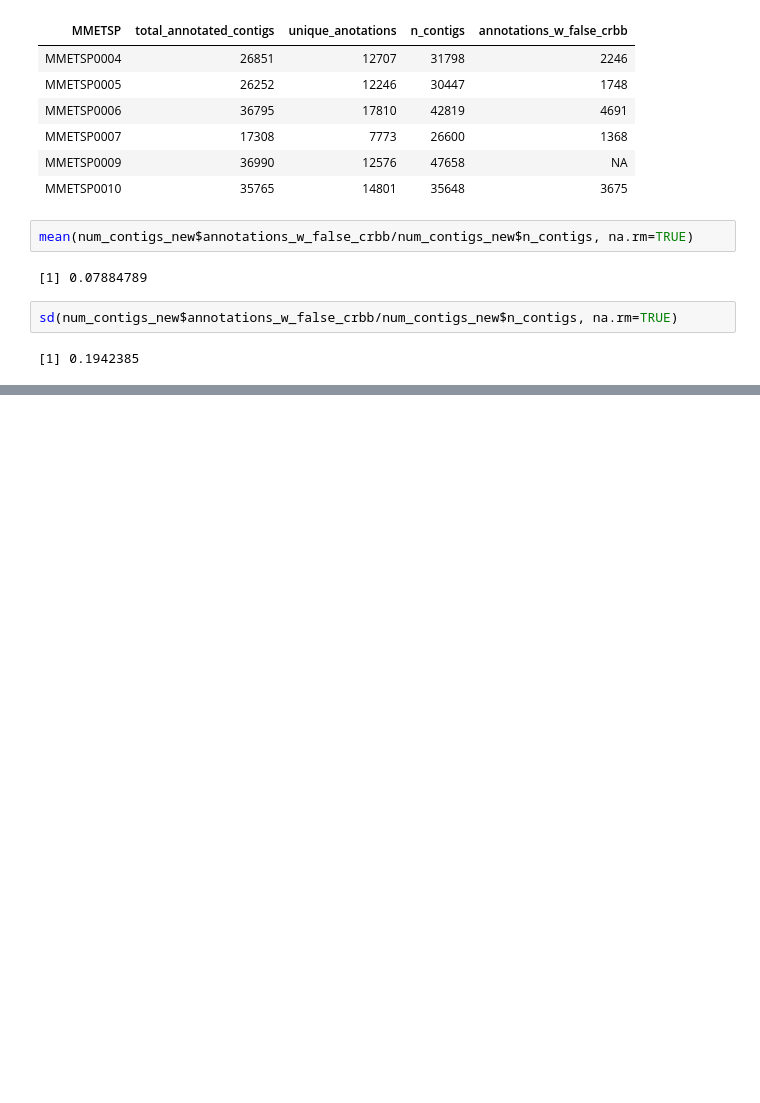
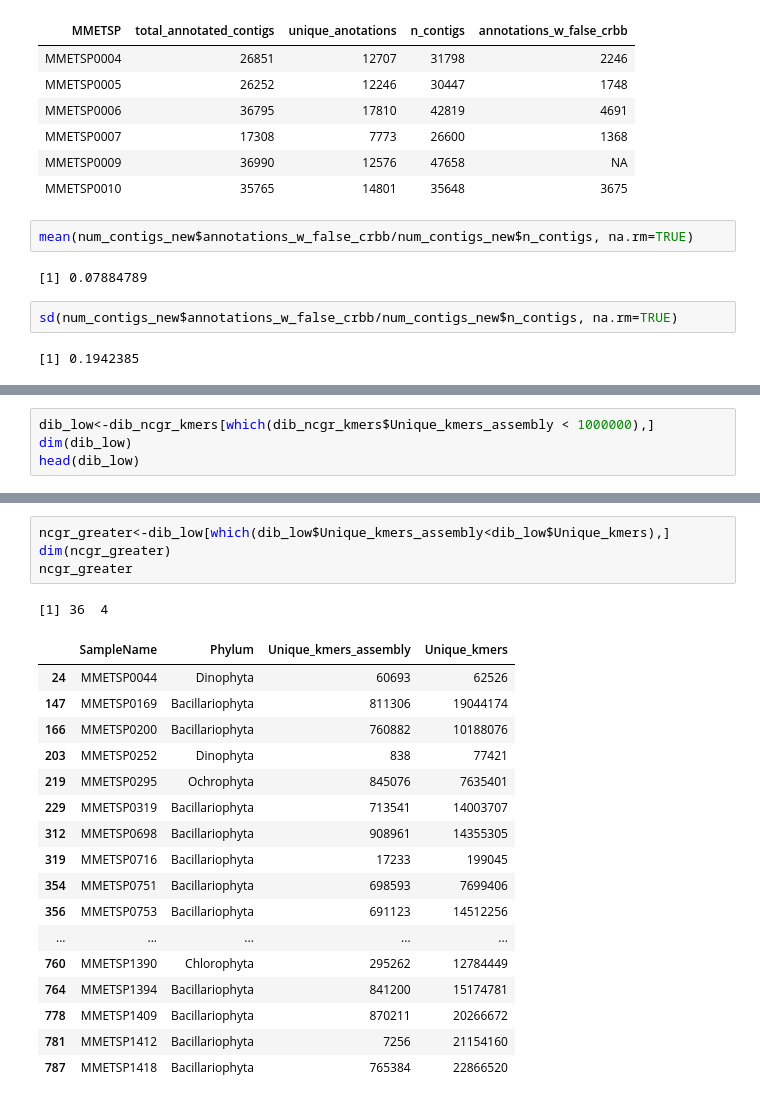
Before and after one commit to johnsolk/MMETSP, a Jupyter notebook: notebooks/MMETSP_unique_kmers_dammitgenenames.ipynb, the cells around one changed output, grey strips where cells are left out. Drawn from its saved outputs; the diff is of its cells as text; blank space fills up the shorter version.

```diff
--- a/notebooks/MMETSP_unique_kmers_dammitgenenames.ipynb
+++ b/notebooks/MMETSP_unique_kmers_dammitgenenames.ipynb
@@ -188,0 +175,4 @@ sd(num_contigs_new$annotations_w_false_crbb/num_contigs_new$n_contigs, na.rm=TRU
+# %%
+dib_low<-dib_ncgr_kmers[which(dib_ncgr_kmers$Unique_kmers_assembly < 1000000),]
+dim(dib_low)
+head(dib_low)
@@ -188,0 +188,23 @@ sd(num_contigs_new$annotations_w_false_crbb/num_contigs_new$n_contigs, na.rm=TRU
+# %%
+ncgr_greater<-dib_low[which(dib_low$Unique_kmers_assembly<dib_low$Unique_kmers),]
+dim(ncgr_greater)
+ncgr_greater
+# %% [output]
+[1] 36  4
+|  | SampleName | Phylum | Unique_kmers_assembly | Unique_kmers |
+| 24 | MMETSP0044 | Dinophyta | 60693 | 62526 |
+| 147 | MMETSP0169 | Bacillariophyta | 811306 | 19044174 |
+| 166 | MMETSP0200 | Bacillariophyta | 760882 | 10188076 |
+| 203 | MMETSP0252 | Dinophyta | 838 | 77421 |
+| 219 | MMETSP0295 | Ochrophyta | 845076 | 7635401 |
+| 229 | MMETSP0319 | Bacillariophyta | 713541 | 14003707 |
+| 312 | MMETSP0698 | Bacillariophyta | 908961 | 14355305 |
+| 319 | MMETSP0716 | Bacillariophyta | 17233 | 199045 |
+| 354 | MMETSP0751 | Bacillariophyta | 698593 | 7699406 |
+| 356 | MMETSP0753 | Bacillariophyta | 691123 | 14512256 |
+| ... | ... | ... | ... | ... |
+| 760 | MMETSP1390 | Chlorophyta | 295262 | 12784449 |
+| 764 | MMETSP1394 | Bacillariophyta | 841200 | 15174781 |
+| 778 | MMETSP1409 | Bacillariophyta | 870211 | 20266672 |
+| 781 | MMETSP1412 | Bacillariophyta | 7256 | 21154160 |
+| 787 | MMETSP1418 | Bacillariophyta | 765384 | 22866520 |
```
Also changed, not shown: parts of 7 cells of this notebook, 34 other files.
